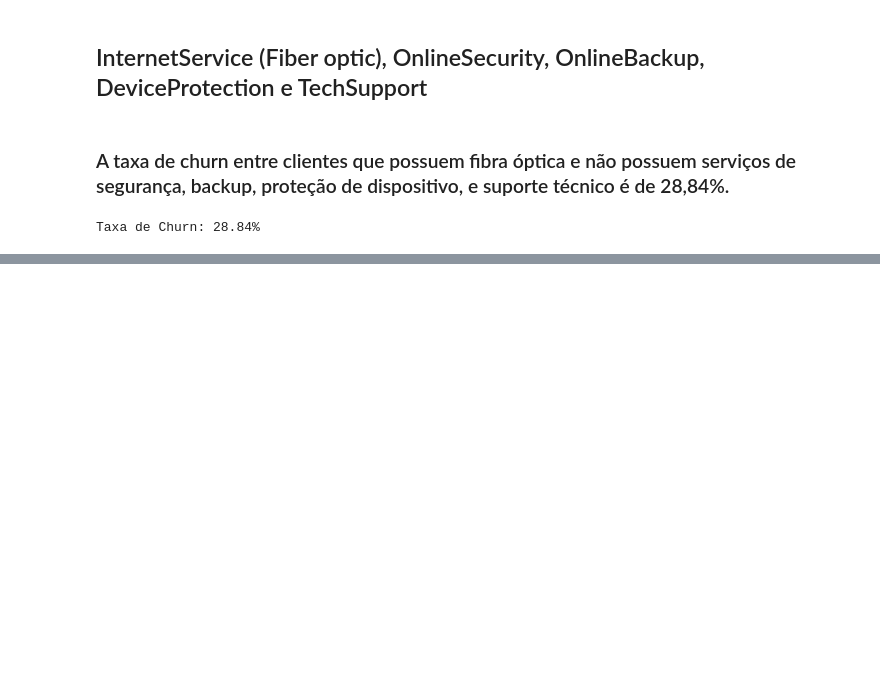
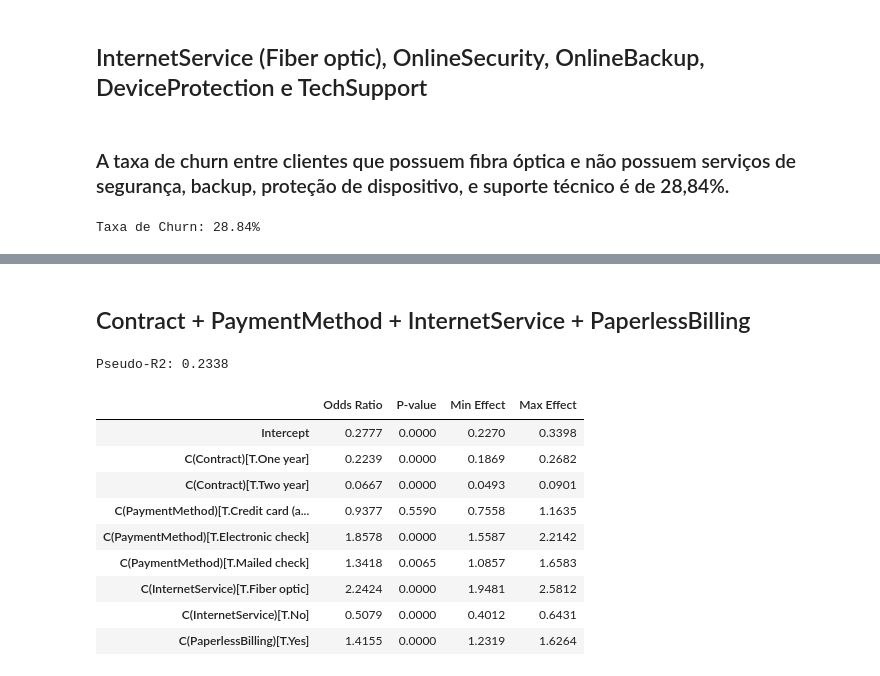
Before and after one commit to igao01/ds_telecom_churn, a Jupyter notebook: notebooks/eda_telco_churn.ipynb, the cells around one changed output, grey strips where cells are left out. Cells and saved outputs as stored; diff of their text form; code cells hidden in the pictures; blank space fills up the shorter version.

```diff
--- a/notebooks/eda_telco_churn.ipynb
+++ b/notebooks/eda_telco_churn.ipynb
@@ -442,0 +554,16 @@ Taxa de Churn: 28.84%
+# %% [markdown]
+## Contract + PaymentMethod + InternetService + PaperlessBilling
+# %%
+fn_stats_model('Churn ~ C(Contract) + C(PaymentMethod) + C(InternetService) + C(PaperlessBilling)')
+# %% [output]
+Pseudo-R2: 0.2338
+|  | Odds Ratio | P-value | Min Effect | Max Effect |
+| Intercept | 0.2777 | 0.0000 | 0.2270 | 0.3398 |
+| C(Contract)[T.One year] | 0.2239 | 0.0000 | 0.1869 | 0.2682 |
+| C(Contract)[T.Two year] | 0.0667 | 0.0000 | 0.0493 | 0.0901 |
+| C(PaymentMethod)[T.Credit card (a... | 0.9377 | 0.5590 | 0.7558 | 1.1635 |
+| C(PaymentMethod)[T.Electronic check] | 1.8578 | 0.0000 | 1.5587 | 2.2142 |
+| C(PaymentMethod)[T.Mailed check] | 1.3418 | 0.0065 | 1.0857 | 1.6583 |
+| C(InternetService)[T.Fiber optic] | 2.2424 | 0.0000 | 1.9481 | 2.5812 |
+| C(InternetService)[T.No] | 0.5079 | 0.0000 | 0.4012 | 0.6431 |
+| C(PaperlessBilling)[T.Yes] | 1.4155 | 0.0000 | 1.2319 | 1.6264 |
```
Also changed, not shown: parts of 21 cells of this notebook.
